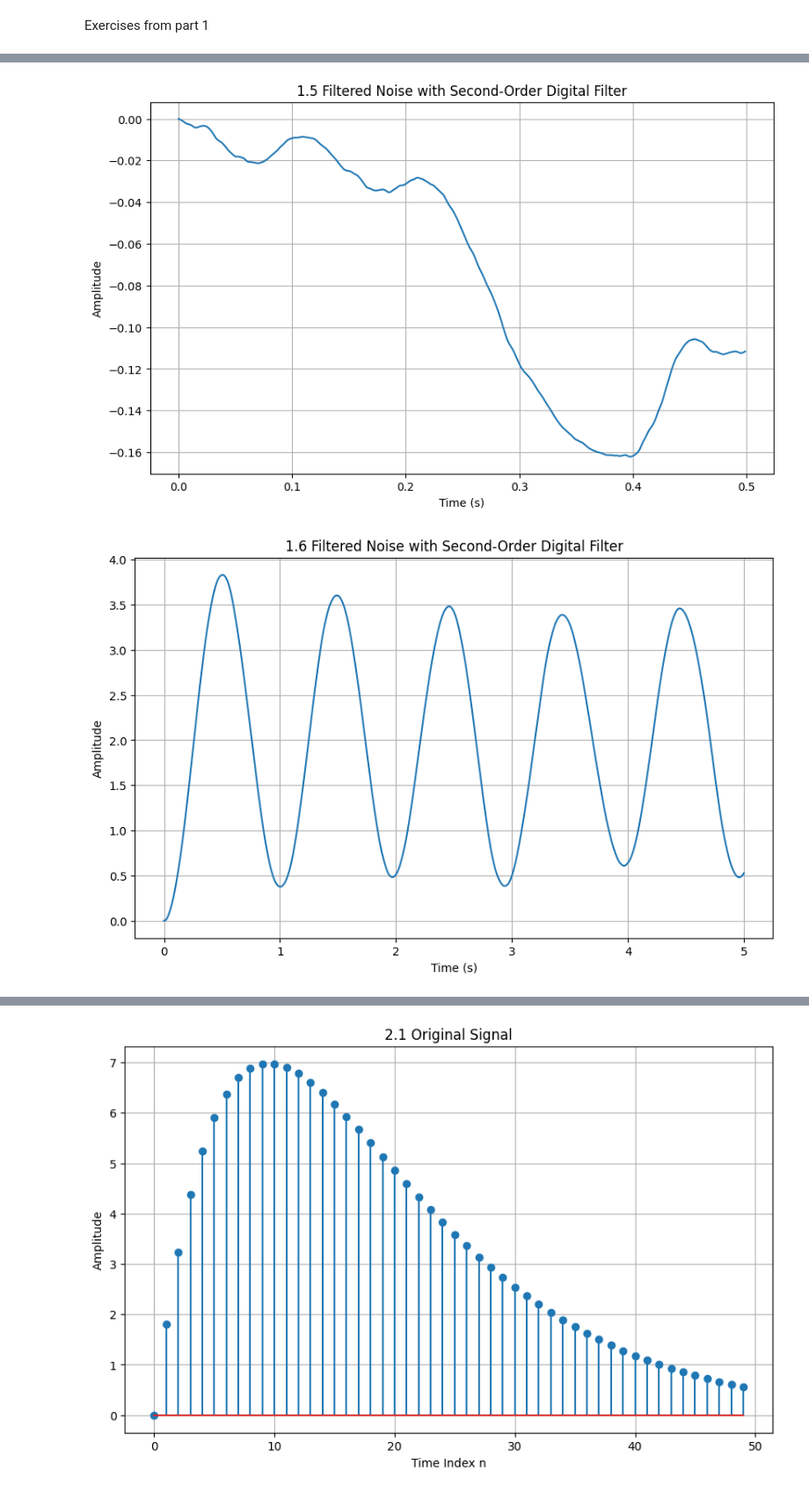
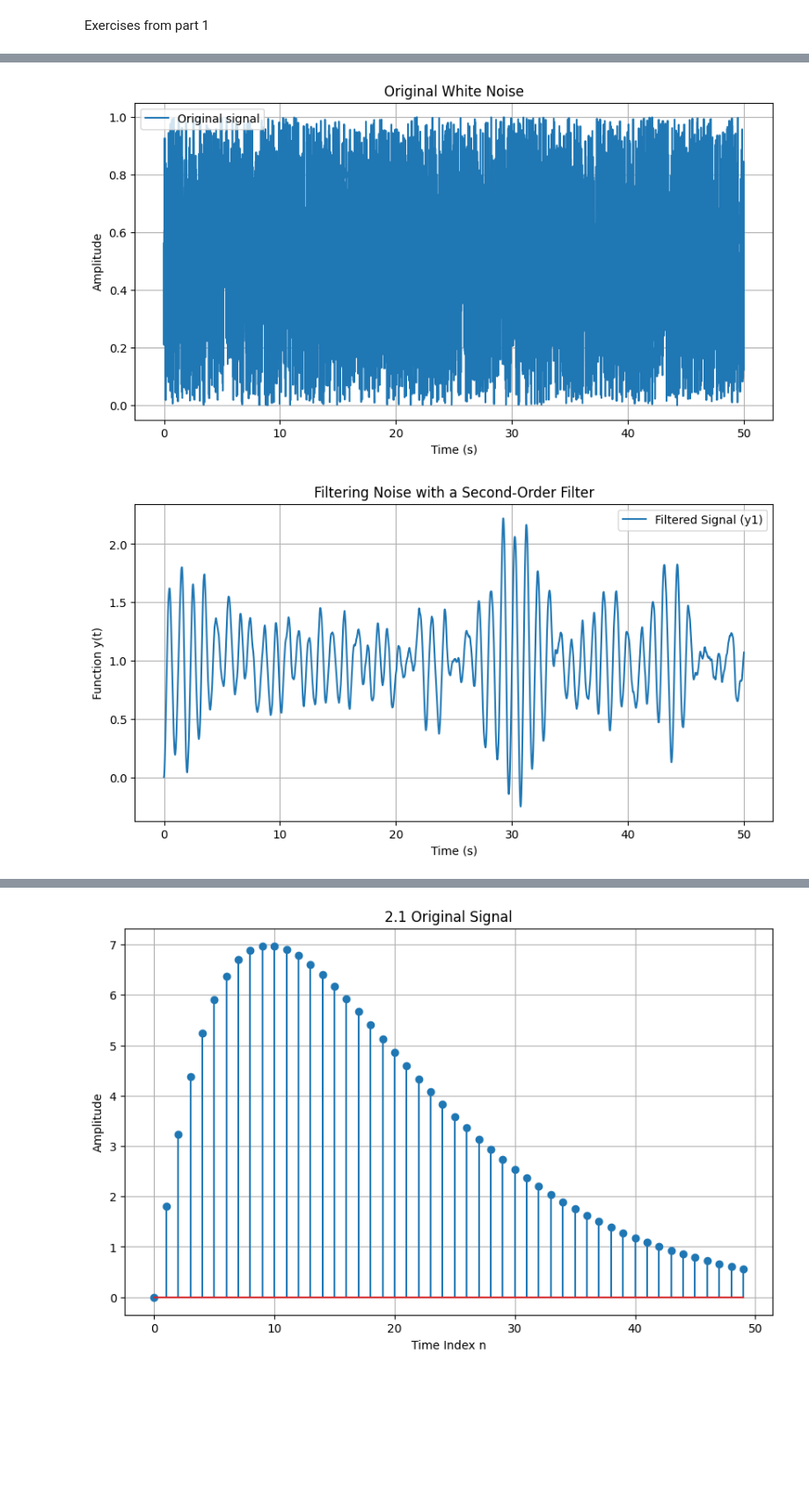
Before and after one commit to KaBoomKaBoom/PS_Labs, a Jupyter notebook: Lab1/Lab1.ipynb, the cells around one changed output, grey strips where cells are left out. Shown at 88% size. Saved outputs shown, nothing was run; the diff lists cells and outputs as text; code cells hidden in the pictures; blank space fills up the shorter version.

```diff
--- a/Lab1/Lab1.ipynb
+++ b/Lab1/Lab1.ipynb
@@ -58,54 +58,44 @@ plt.show()
 # %%
 import numpy as np
 import matplotlib.pyplot as plt
 from scipy.signal import lfilter
 
-# Sampling parameters
-Fs = 1000  # Sampling frequency (Hz)
-Ts = 1 / Fs  # Sampling period
-t = np.arange(0, 0.5, Ts)  # Time vector
-
-# Generate white Gaussian noise
-x1 = np.random.randn(len(t))
-
-# Filter parameters
-om0 = 2 * np.pi  # Natural frequency (rad/s)
+# Define parameters
+Ts = 0.01  # Sampling time
+om0 = 2 * np.pi  # Natural frequency in rad/s
 dz = 0.005  # Damping factor
-A = 1  # Gain
+A = 1  # Amplitude
 oms = om0 * Ts  # Normalized frequency
 
-# Corrected Filter coefficients
-b = [A * oms**2, 2 * A * oms**2, A * oms**2]  # Numerator coefficients
-a = [1 + 2 * dz * oms + oms**2, -2 * (1 + dz * oms), 1]  # Denominator coefficients
+# Filter coefficients
+a = [1 + 2 * dz * oms + oms**2, -2 * (1 + dz * oms), 1]
+b = [A * 2 * oms**2]
 
-# Normalize coefficients to make a[0] = 1
-a = np.array(a) / a[0]
-b = np.array(b) / a[0]
+# Generate time vector
+t = np.arange(0, 50, Ts)
 
-# Filter the noise
+# Generate white noise signal x1
+x1 = np.random.rand(len(t))
+plt.figure(figsize=(10, 5))
+plt.plot(t, x1, label='Original signal')
+plt.grid(True)
+plt.xlabel('Time (s)')
+plt.ylabel('Amplitude')
+plt.title('Original White Noise')
+plt.legend()
+plt.show()
+# Apply the filter
 y1 = lfilter(b, a, x1)
 
 # Plot the filtered signal
-plt.figure(figsize=(10, 6))
-plt.plot(t, y1)
-plt.title('1.5 Filtered Noise with Second-Order Digital Filter')
+plt.figure(figsize=(10, 5))
+plt.plot(t, y1, label='Filtered Signal (y1)')
+plt.grid(True)
 plt.xlabel('Time (s)')
-plt.ylabel('Amplitude')
-plt.grid(True)
+plt.ylabel('Function y(t)')
+plt.title('Filtering Noise with a Second-Order Filter')
+plt.legend()
 plt.show()
 # %% [output]
-[figure, old version]
+[figure, new version]
+[figure, added]
-# %%
-# Filter the noise
-y1 = lfilter(b, a, x2)
-
-# Plot the filtered signal
-plt.figure(figsize=(10, 6))
-plt.plot(t2, y1)
-plt.title('1.6 Filtered Noise with Second-Order Digital Filter')
-plt.xlabel('Time (s)')
-plt.ylabel('Amplitude')
-plt.grid(True)
-plt.show()
-# %% [output]
-[figure, removed]
```
Also changed, not shown: parts of 6 cells of this notebook, 1 other file.
